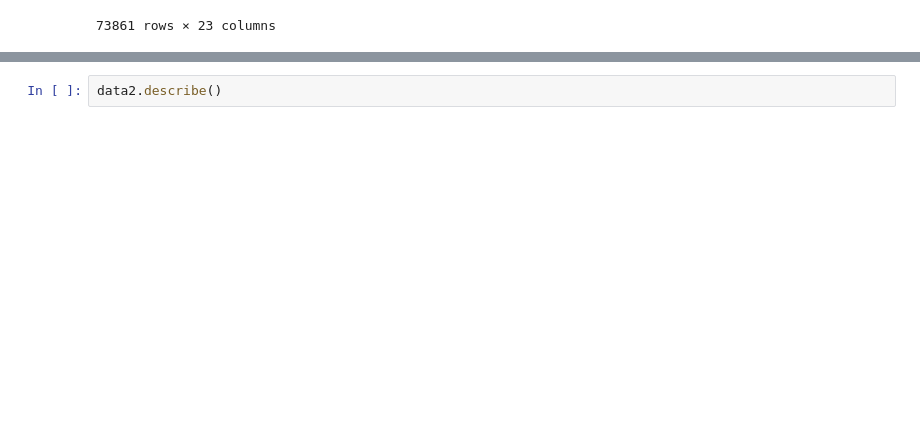
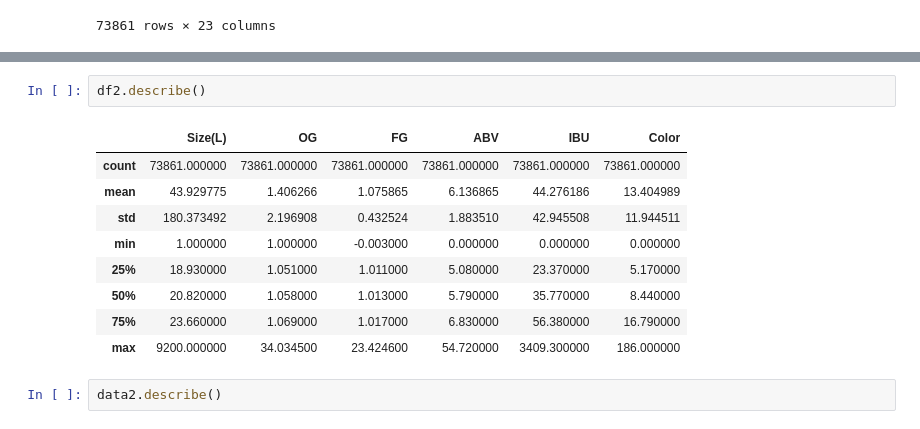
Before and after one commit to KMichell/beer_analysis, a Jupyter notebook: beer_data_exploration.ipynb, the cells around one changed output, grey strips where cells are left out. Cells and saved outputs as stored; diff of their text form; blank space fills up the shorter version.

```diff
--- a/beer_data_exploration.ipynb
+++ b/beer_data_exploration.ipynb
@@ -187,3 +257,15 @@ data2
+# %%
+df2.describe()
+# %% [output]
+|  | Size(L) | OG | FG | ABV | IBU | Color |
+| count | 73861.000000 | 73861.000000 | 73861.000000 | 73861.000000 | 73861.000000 | 73861.000000 |
+| mean | 43.929775 | 1.406266 | 1.075865 | 6.136865 | 44.276186 | 13.404989 |
+| std | 180.373492 | 2.196908 | 0.432524 | 1.883510 | 42.945508 | 11.944511 |
+| min | 1.000000 | 1.000000 | -0.003000 | 0.000000 | 0.000000 | 0.000000 |
+| 25% | 18.930000 | 1.051000 | 1.011000 | 5.080000 | 23.370000 | 5.170000 |
+| 50% | 20.820000 | 1.058000 | 1.013000 | 5.790000 | 35.770000 | 8.440000 |
+| 75% | 23.660000 | 1.069000 | 1.017000 | 6.830000 | 56.380000 | 16.790000 |
+| max | 9200.000000 | 34.034500 | 23.424600 | 54.720000 | 3409.300000 | 186.000000 |
 # %%
 data2.describe()
 # %% [output]
```
Also changed, not shown: parts of 6 cells of this notebook.
